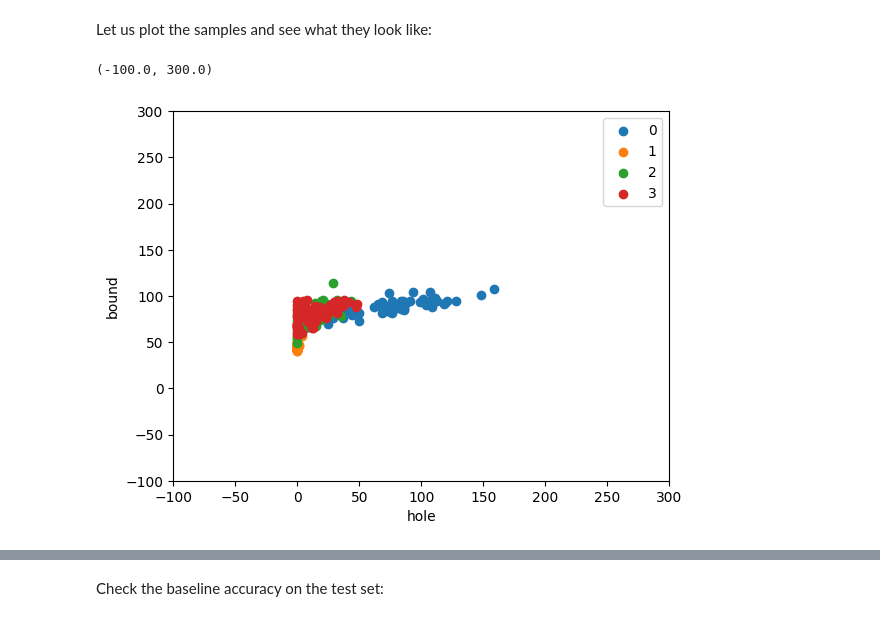
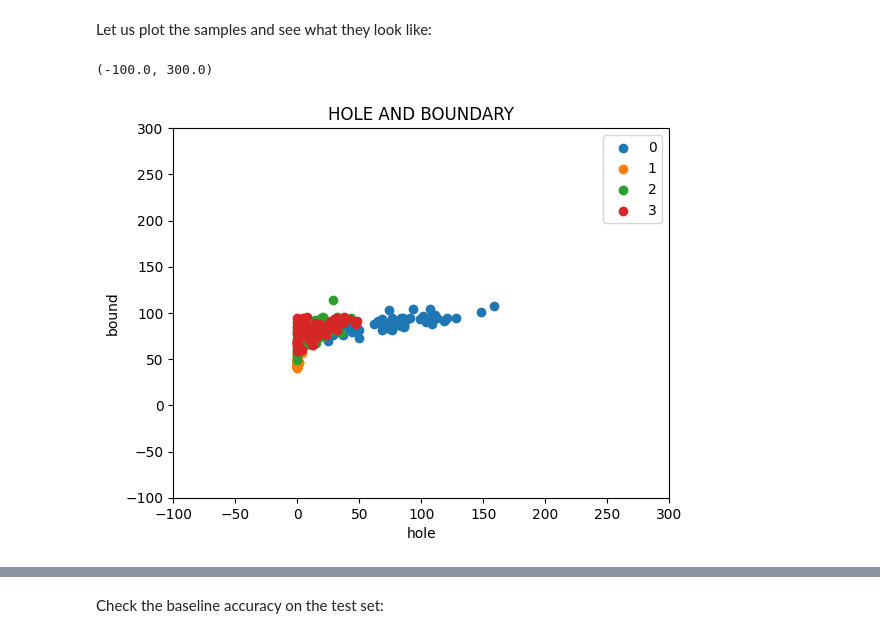
Before and after one commit to nanmaharaj/FMML_Project_and_Labs, a Jupyter notebook: Module_01_Lab_04_LinearAlgebra.ipynb, the cells around one changed output, grey strips where cells are left out. Drawn from its saved outputs; the diff is of its cells as text; code cells hidden in the pictures.

```diff
--- a/Module_01_Lab_04_LinearAlgebra.ipynb
+++ b/Module_01_Lab_04_LinearAlgebra.ipynb
@@ -285,10 +287,11 @@ Let us plot the samples and see what they look like:
 # %%
 # fix limits of x and y axis so that we can see what is going on
 xlim=[-100,300]
 ylim=[-100,300]
 fig, ax = plotData(train_feats, train_y)
+plt.title('HOLE AND BOUNDARY')
 ax.set_xlim(xlim)
 ax.set_ylim(ylim)
 # %% [output]
 (-100.0, 300.0)
-[figure, old version]
+[figure, new version]
```
Also changed, not shown: parts of 13 cells of this notebook.
